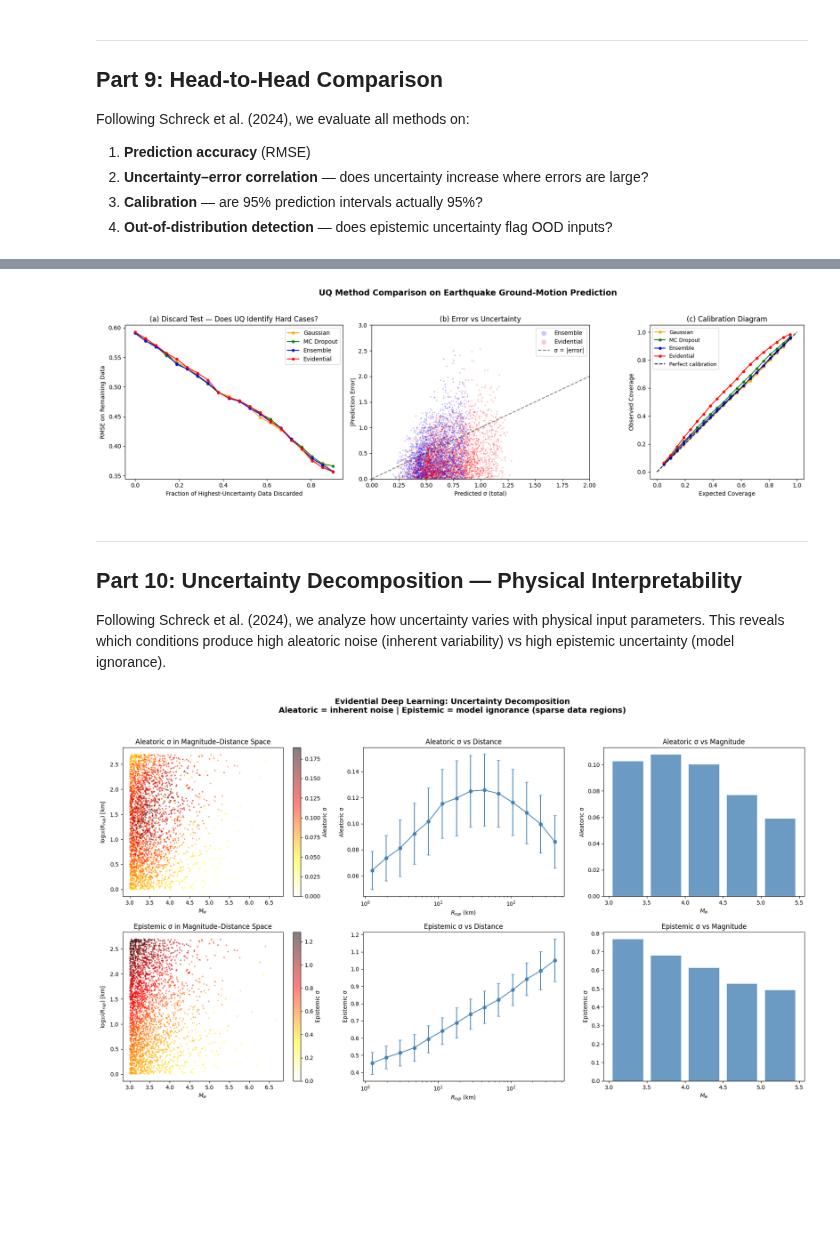
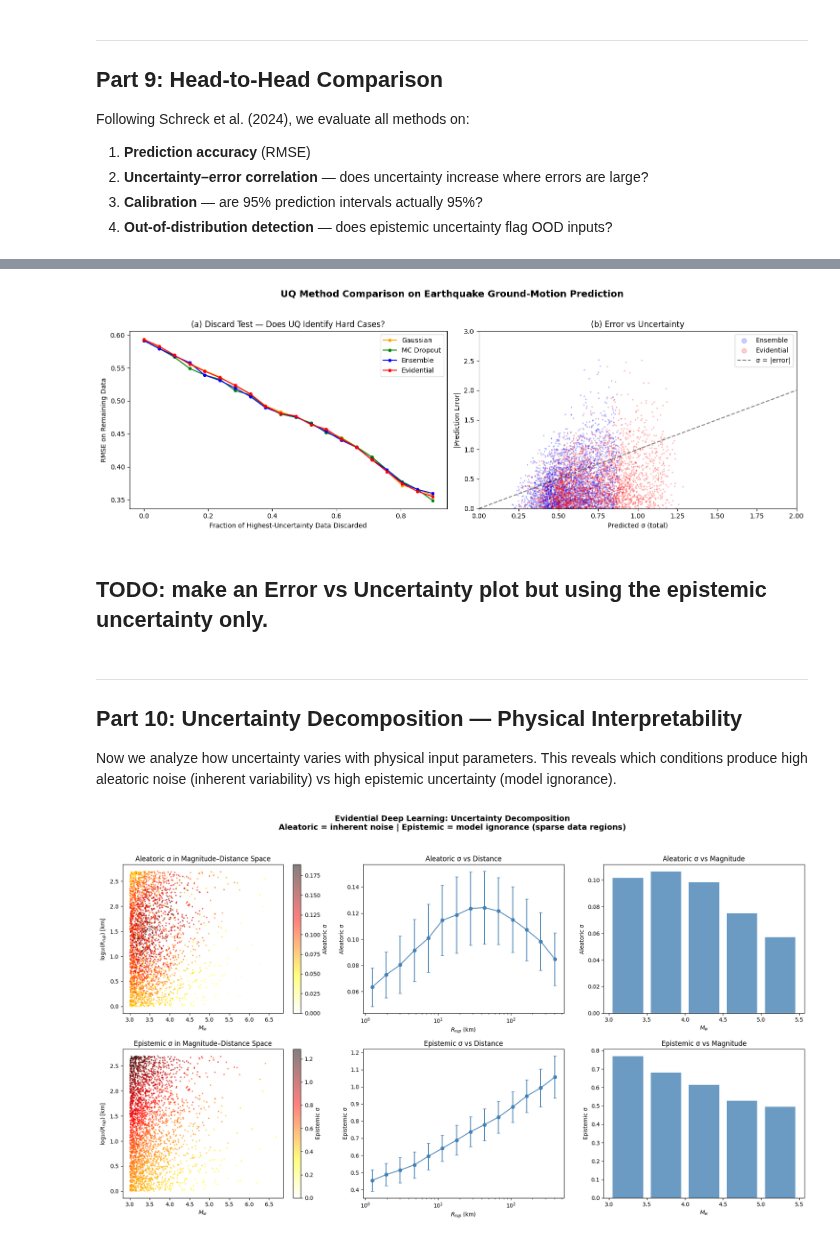
Before and after one commit to smousavi05/Harvard-EPS-210, a Jupyter notebook: EPS210_Lab10.ipynb, the cells around one changed output, grey strips where cells are left out. Drawn from its saved outputs; the diff is of its cells as text; code cells hidden in the pictures; blank space fills up the shorter version.

```diff
--- a/EPS210_Lab10.ipynb
+++ b/EPS210_Lab10.ipynb
@@ -104,12 +104,13 @@ This is a natural UQ problem: ground motion has large intrinsic scatter (aleator
 
 We construct a realistic dataset based on the NGA-West2 functional form, adding heteroscedastic noise that increases with distance — mimicking real ground-motion variability.
 # %%
+import numpy as np
 # ============================================================
 # Generate realistic earthquake ground-motion dataset
 # Based on NGA-West2-style GMPE functional form
 # ============================================================
 
-def generate_ground_motion_data(n_samples=10000, seed=42):
+def generate_ground_motion_data(n_samples=10000, seed=42, allow_large_near_events=False):
     """
     Generate earthquake ground-motion data based on simplified GMPE.
 
@@ -126,8 +127,9 @@ def generate_ground_motion_data(n_samples=10000, seed=42):
     Mw = rng.exponential(0.5, n_samples) + 3.0
     Mw = np.clip(Mw, 3.0, 8.5)
     # Remove some large-magnitude near-distance events (rare in nature)
-    large_near_mask = (Mw > 7.0) & (rng.rand(n_samples) > 0.15)
-    Mw[large_near_mask] = rng.uniform(3.0, 6.5, large_near_mask.sum())
+    if not allow_large_near_events:
+        large_near_mask = (Mw > 7.0) & (rng.rand(n_samples) > 0.15)
+        Mw[large_near_mask] = rng.uniform(3.0, 6.5, large_near_mask.sum())
 
     # Rupture distance: log-uniform (more close events in catalog)
     log_Rrup = rng.uniform(np.log10(1), np.log10(500), n_samples)
@@ -202,16 +204,18 @@ y_val_s = (y_val - y_mean) / y_std
 y_test_s = (y_test - y_mean) / y_std
 
 # Create out-of-distribution test set (large Mw, short distance — rare in training)
-X_ood, y_ood, sigma_ood, Mw_ood, Rrup_ood, _, _ = generate_ground_motion_data(3000, seed=99)
+X_ood_raw, y_ood_raw, sigma_ood, Mw_ood, Rrup_ood, _, _ = generate_ground_motion_data(3000, seed=99, allow_large_near_events=True)
 mask_ood = (Mw_ood > 7.0) & (Rrup_ood < 30)
-X_ood = ((X_ood[mask_ood] - X_mean) / X_std).astype(np.float32)
-y_ood_s = ((y_ood[mask_ood] - y_mean) / y_std).astype(np.float32)
+X_ood = ((X_ood_raw[mask_ood] - X_mean) / X_std).astype(np.float32)
+y_ood_s = ((y_ood_raw[mask_ood] - y_mean) / y_std).astype(np.float32)
 
 print(f'Feature names: [Mw, log10(Rrup), log10(Depth), log10(Vs30)]')
 print(f'Target: ln(PGA) — Peak Ground Acceleration')
 print(f'Train: {len(X_train):,} | Val: {len(X_val):,} | Test: {len(X_test):,} | OOD: {len(X_ood)}')
 print(f'Mw range: {Mw_all.min():.1f}–{Mw_all.max():.1f}')
 print(f'Rrup range: {Rrup_all.min():.1f}–{Rrup_all.max():.0f} km')
+print(f'OOD Mw range: {Mw_ood[mask_ood].min():.1f}–{Mw_ood[mask_ood].max():.1f}')
+print(f'OOD Rrup range: {Rrup_ood[mask_ood].min():.1f}–{Rrup_ood[mask_ood].max():.0f} km')
 # %% [output]
 Feature names: [Mw, log10(Rrup), log10(Depth), log10(Vs30)]
 Target: ln(PGA) — Peak Ground Acceleration
@@ -691,67 +721,45 @@ def discard_test(y_true, y_pred, sigma, label, n_bins=20):
             rmses.append(np.nan)
     return fracs, rmses
 
-fig, axes = plt.subplots(1, 3, figsize=(18, 5))
+fig, axes = plt.subplots(1, 2, figsize=(15, 5))
 
 # (a) Discard test: RMSE vs fraction discarded
 for name, ypred, sigma, color in [
     ('Gaussian', y_pred_gauss, sigma_gauss, 'orange'),
     ('MC Dropout', y_pred_mc, sigma_tot_mc, 'green'),
     ('Ensemble', y_pred_ens, sigma_tot_ens, 'blue'),
     ('Evidential', y_pred_evd, sigma_tot_evd, 'red'),
 ]:
     fracs, rmses = discard_test(y_test_s, ypred, sigma, name)
     axes[0].plot(fracs, rmses, '-o', label=name, color=color, ms=4)
 
 axes[0].set_xlabel('Fraction of Highest-Uncertainty Data Discarded')
 axes[0].set_ylabel('RMSE on Remaining Data')
 axes[0].set_title('(a) Discard Test — Does UQ Identify Hard Cases?')
 axes[0].legend()
 
 # (b) Error vs predicted uncertainty scatter
 abs_err_evd = np.abs(y_pred_evd - y_test_s)
 abs_err_ens = np.abs(y_pred_ens - y_test_s)
 axes[1].scatter(sigma_tot_ens, abs_err_ens, s=2, alpha=0.2, c='blue', label='Ensemble')
 axes[1].scatter(sigma_tot_evd, abs_err_evd, s=2, alpha=0.2, c='red', label='Evidential')
 axes[1].plot([0, 2], [0, 2], 'k--', alpha=0.5, label='σ = |error|')
 axes[1].set_xlabel('Predicted σ (total)'); axes[1].set_ylabel('|Prediction Error|')
 axes[1].set_title('(b) Error vs Uncertainty'); axes[1].legend(markerscale=5)
 axes[1].set_xlim(0, 2); axes[1].set_ylim(0, 3)
 
-# (c) Calibration: fraction of data within P% prediction interval
-def calibration_curve(y_true, y_pred, sigma, n_bins=20):
-    expected = np.linspace(0.05, 0.95, n_bins)
-    observed = []
-    for p in expected:
-        z = stats.norm.ppf(0.5 + p/2)
-        within = np.abs(y_true - y_pred) < z * sigma
-        observed.append(within.mean())
-    return expected, observed
-
-for name, ypred, sigma, color in [
-    ('Gaussian', y_pred_gauss, sigma_gauss, 'orange'),
-    ('MC Dropout', y_pred_mc, sigma_tot_mc, 'green'),
-    ('Ensemble', y_pred_ens, sigma_tot_ens, 'blue'),
-    ('Evidential', y_pred_evd, sigma_tot_evd, 'red'),
-]:
-    exp, obs = calibration_curve(y_test_s, ypred, sigma)
-    axes[2].plot(exp, obs, '-o', label=name, color=color, ms=4)
-
-axes[2].plot([0, 1], [0, 1], 'k--', label='Perfect calibration')
-axes[2].set_xlabel('Expected Coverage'); axes[2].set_ylabel('Observed Coverage')
-axes[2].set_title('(c) Calibration Diagram'); axes[2].legend(fontsize=9)
-axes[2].set_aspect('equal')
-
 fig.suptitle('UQ Method Comparison on Earthquake Ground-Motion Prediction',
              fontsize=14, fontweight='bold', y=1.03)
 plt.tight_layout(); plt.show()
 # %% [output]
-[figure, old version]
+[figure, new version]
+# %% [markdown]
+## TODO: make an Error vs Uncertainty plot but using the epistemic uncertainty only.
 # %% [markdown]
 ---
 ## Part 10: Uncertainty Decomposition — Physical Interpretability
 
-Following Schreck et al. (2024), we analyze how uncertainty varies with physical input parameters. This reveals which conditions produce high aleatoric noise (inherent variability) vs high epistemic uncertainty (model ignorance).
+Now we analyze how uncertainty varies with physical input parameters. This reveals which conditions produce high aleatoric noise (inherent variability) vs high epistemic uncertainty (model ignorance).
 # %%
 # ============================================================
 # Evidential uncertainty decomposition in physical space
```
Also changed, not shown: parts of 17 cells of this notebook.
